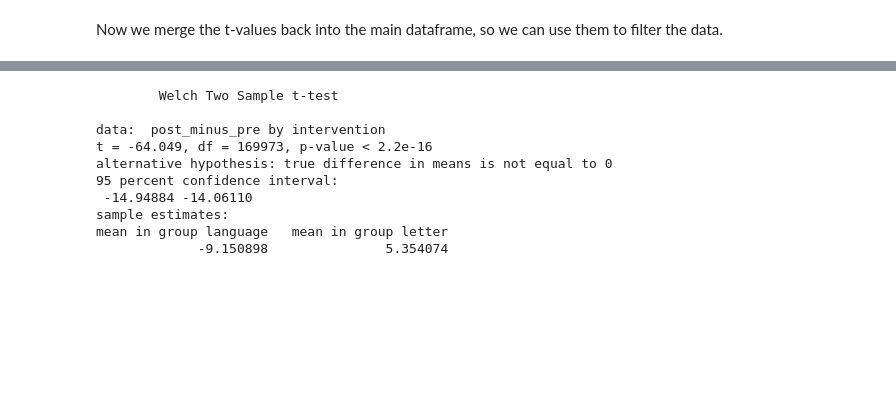
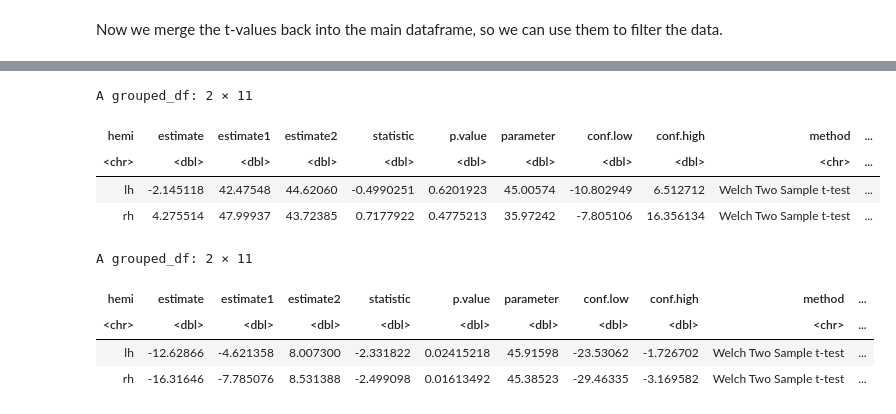
Before and after one commit to yeatmanlab/preK-MEG, a Jupyter notebook: analysis/ssvef/SNR.ipynb, the cells around one changed output, grey strips where cells are left out. Cells and saved outputs as stored; diff of their text form; code cells hidden in the pictures; blank space fills up the shorter version.

```diff
--- a/analysis/ssvef/SNR.ipynb
+++ b/analysis/ssvef/SNR.ipynb
@@ -135,17 +281,29 @@ ERROR: Error in if (stderr < 10 * .Machine$double.eps * max(abs(mx), abs(my))) s
+# %%
+separate_hemi_roi %>%
+    filter(timepoint == "pre") %>%
+    group_by(hemi) %>%
+    do(broom::tidy(t.test(activation ~ pretest, data=.))) ->
+    pretest_tvals_by_hemi
+
+pretest_tvals_by_hemi
+# %% [output]
+A grouped_df: 2 × 11
+| hemi | estimate | estimate1 | estimate2 | statistic | p.value | parameter | conf.low | conf.high | method | ... |
+| <chr> | <dbl> | <dbl> | <dbl> | <dbl> | <dbl> | <dbl> | <dbl> | <dbl> | <chr> | ... |
+| lh | -2.145118 | 42.47548 | 44.62060 | -0.4990251 | 0.6201923 | 45.00574 | -10.802949 | 6.512712 | Welch Two Sample t-test | ... |
+| rh | 4.275514 | 47.99937 | 43.72385 | 0.7177922 | 0.4775213 | 35.97242 | -7.805106 | 16.356134 | Welch Two Sample t-test | ... |
 # %%
-all_data %>%
-    filter(statistic >= 4, freq == 2) %>%
-    tidyr::pivot_wider(names_from=timepoint, values_from=value, id_cols=c(subject, freq, hemi, vertex, intervention)) %>%
+separate_hemi_roi %>%
+    tidyr::pivot_wider(names_from=timepoint, values_from=activation, id_cols=c(subject_num, intervention, hemi)) %>%
     mutate(post_minus_pre=post - pre) %>%
-    t.test(post_minus_pre ~ intervention, data=.)
+    group_by(hemi) %>%
+    do(broom::tidy(t.test(post_minus_pre ~ intervention, data=.))) ->
+    intervention_tvals_by_hemi
+
+intervention_tvals_by_hemi
 # %% [output]
-        Welch Two Sample t-test
-
-data:  post_minus_pre by intervention
-t = -64.049, df = 169973, p-value < 2.2e-16
-alternative hypothesis: true difference in means is not equal to 0
-95 percent confidence interval:
- -14.94884 -14.06110
-sample estimates:
-mean in group language   mean in group letter
-             -9.150898               5.354074
+A grouped_df: 2 × 11
+| hemi | estimate | estimate1 | estimate2 | statistic | p.value | parameter | conf.low | conf.high | method | ... |
+| <chr> | <dbl> | <dbl> | <dbl> | <dbl> | <dbl> | <dbl> | <dbl> | <dbl> | <chr> | ... |
+| lh | -12.62866 | -4.621358 | 8.007300 | -2.331822 | 0.02415218 | 45.91598 | -23.53062 | -1.726702 | Welch Two Sample t-test | ... |
+| rh | -16.31646 | -7.785076 | 8.531388 | -2.499098 | 0.01613492 | 45.38523 | -29.46335 | -3.169582 | Welch Two Sample t-test | ... |
```
Also changed, not shown: parts of 37 cells of this notebook.
